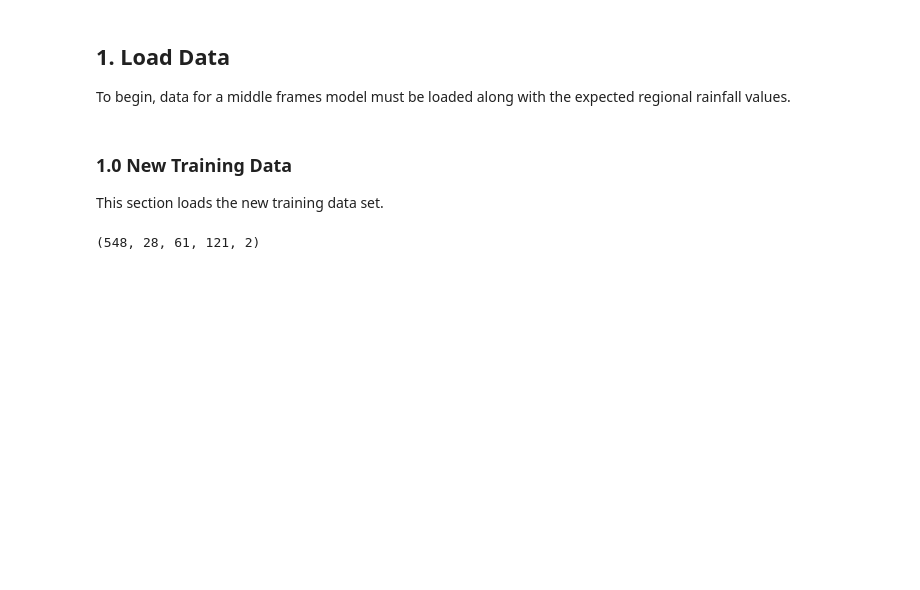
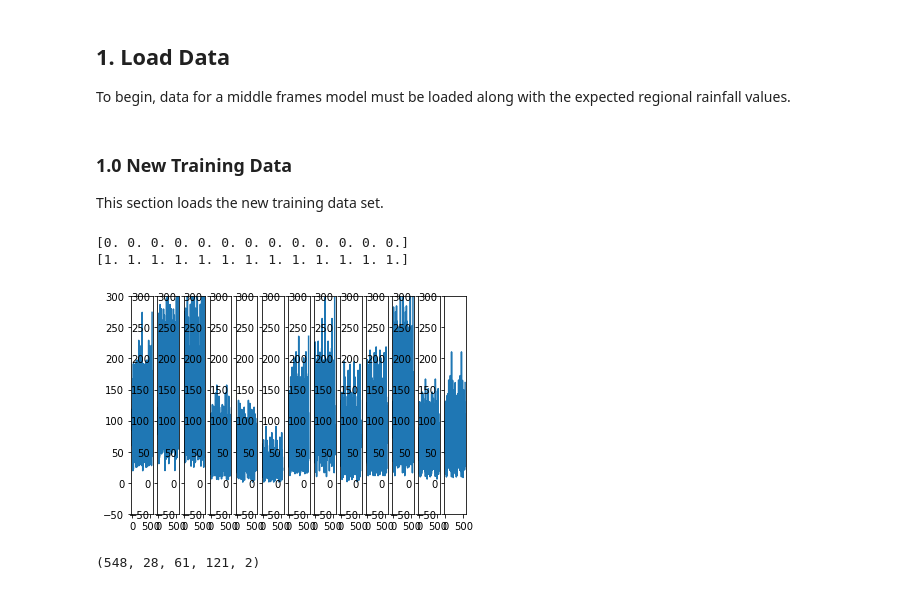
Before and after one commit to Sciprios/VideoRainfallPrediction, a Jupyter notebook: SlowFusion.ipynb, the cells around one changed output. Drawn from its saved outputs; the diff is of its cells as text; code cells hidden in the pictures; blank space fills up the shorter version.

```diff
--- a/SlowFusion.ipynb
+++ b/SlowFusion.ipynb
@@ -36,6 +36,29 @@ training_videos[:, :, :, :, 1] = (training_videos[:, :, :, :, 1] - np.min(traini
 
 #training_videos[:, :, :, 0] = (training_videos[:, :, :, 0] - np.mean(training_videos[:, :, :, 0])) / np.std(training_videos[:, :, :, 0])
 #training_videos[:, :, :, 1] = (training_videos[:, :, :, 1] - np.mean(training_videos[:, :, :, 1])) / np.std(training_videos[:, :, :, 1])
+# %%
+for n in range(0, 13):
+    #training_rainfall[:, n] = (training_rainfall[:, n] - np.mean(training_rainfall[:, n])) / np.std(training_rainfall[:, n])
+    training_rainfall[:, n] = (training_rainfall[:, n] - np.min(training_rainfall[:, n])) / (np.max(training_rainfall[:, n]) - np.min(training_rainfall[:, n]))
+    #predictions[:, n] = (predictions[:, n]*(np.max(training_rainfall[:, n]) - np.min(training_rainfall[:, n]))) +  np.min(training_rainfall[:, n])
+# %%
+print(np.min(training_rainfall, axis=0))
+print(np.max(training_rainfall, axis=0))
+# %% [output]
+[0. 0. 0. 0. 0. 0. 0. 0. 0. 0. 0. 0. 0.]
+[1. 1. 1. 1. 1. 1. 1. 1. 1. 1. 1. 1. 1.]
+# %%
+training_rainfall[:, 5] = training_rainfall[:, 5] * 0.5
+# %%
+import matplotlib.pyplot as plt
+fig, axs = plt.subplots(ncols=13, nrows=1)
+plt.rcParams["figure.figsize"] = (20, 3)
+for n in range(0, 13):
+    npreds = training_rainfall[:, n]
+    axs[n].plot(np.arange(0, npreds.shape[0], 1), npreds)
+    axs[n].set_ylim([-50, 300])
+# %% [output]
+[figure, added]
 # %%
 def apply_augmentation(raw_rain, raw_vids):
     vids = np.copy(raw_vids)
```
Also changed, not shown: parts of 2 cells of this notebook, 5 other files.
